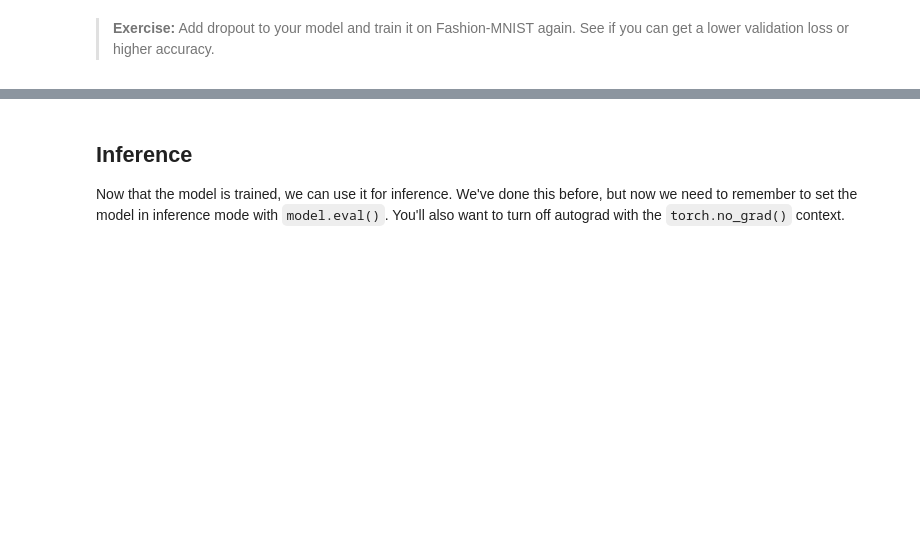
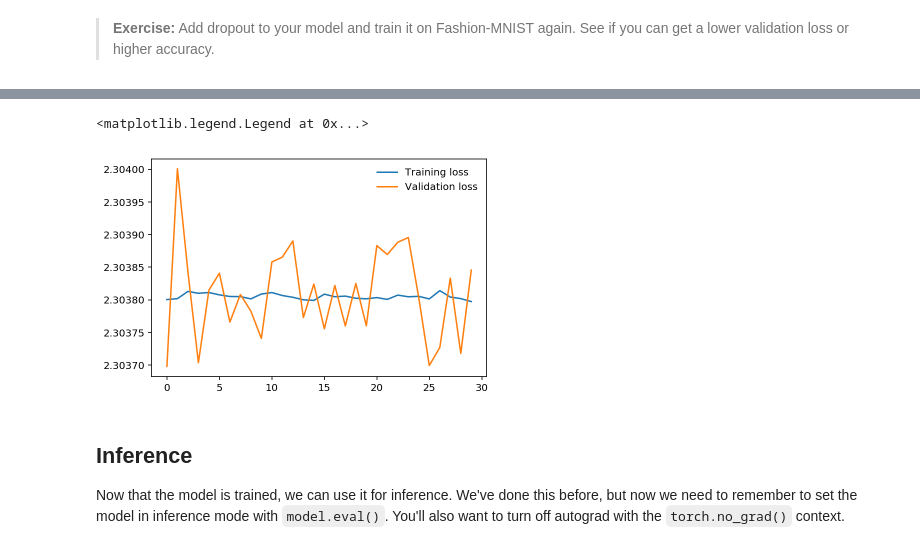
Before and after one commit to chpolyzo/PAIND, a Jupyter notebook: Part 5 - Inference and Validation (Exercises).ipynb, the cells around one changed output, grey strips where cells are left out. Drawn from its saved outputs; the diff is of its cells as text; code cells hidden in the pictures; blank space fills up the shorter version.

```diff
--- a/Part 5 - Inference and Validation (Exercises).ipynb
+++ b/Part 5 - Inference and Validation (Exercises).ipynb
@@ -253,0 +293,10 @@ model.train()
+# %%
+## TODO: Define your model with dropout added
+model = nn.Sequential(nn.Linear(784, 256),
+                      nn.ReLU(),
+                      nn.Linear(256, 128),
+                      nn.ReLU(),
+                      nn.Linear(128,64),
+                      nn.ReLU(),
+                      nn.Linear(64,10),
+                      nn.LogSoftmax(dim=1))
@@ -254,3 +368,10 @@ model.train()
+# %%
+plt.plot(train_losses, label='Training loss')
+plt.plot(test_losses, label='Validation loss')
+plt.legend(frameon=False)
+# %% [output]
+<matplotlib.legend.Legend at 0x...>
+[figure, added]
 # %% [markdown]
 ## Inference
 
```
Also changed, not shown: parts of 14 cells of this notebook.
